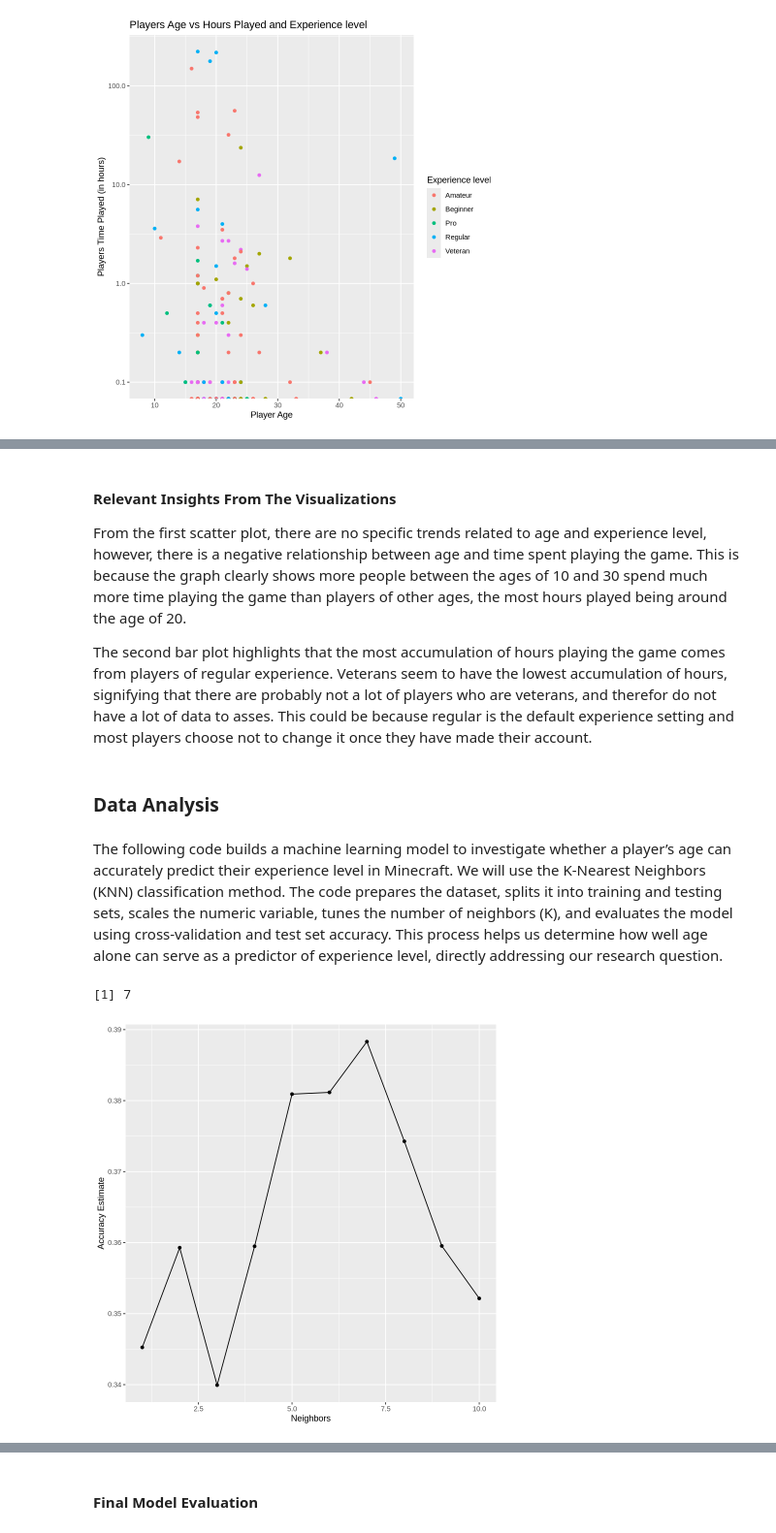
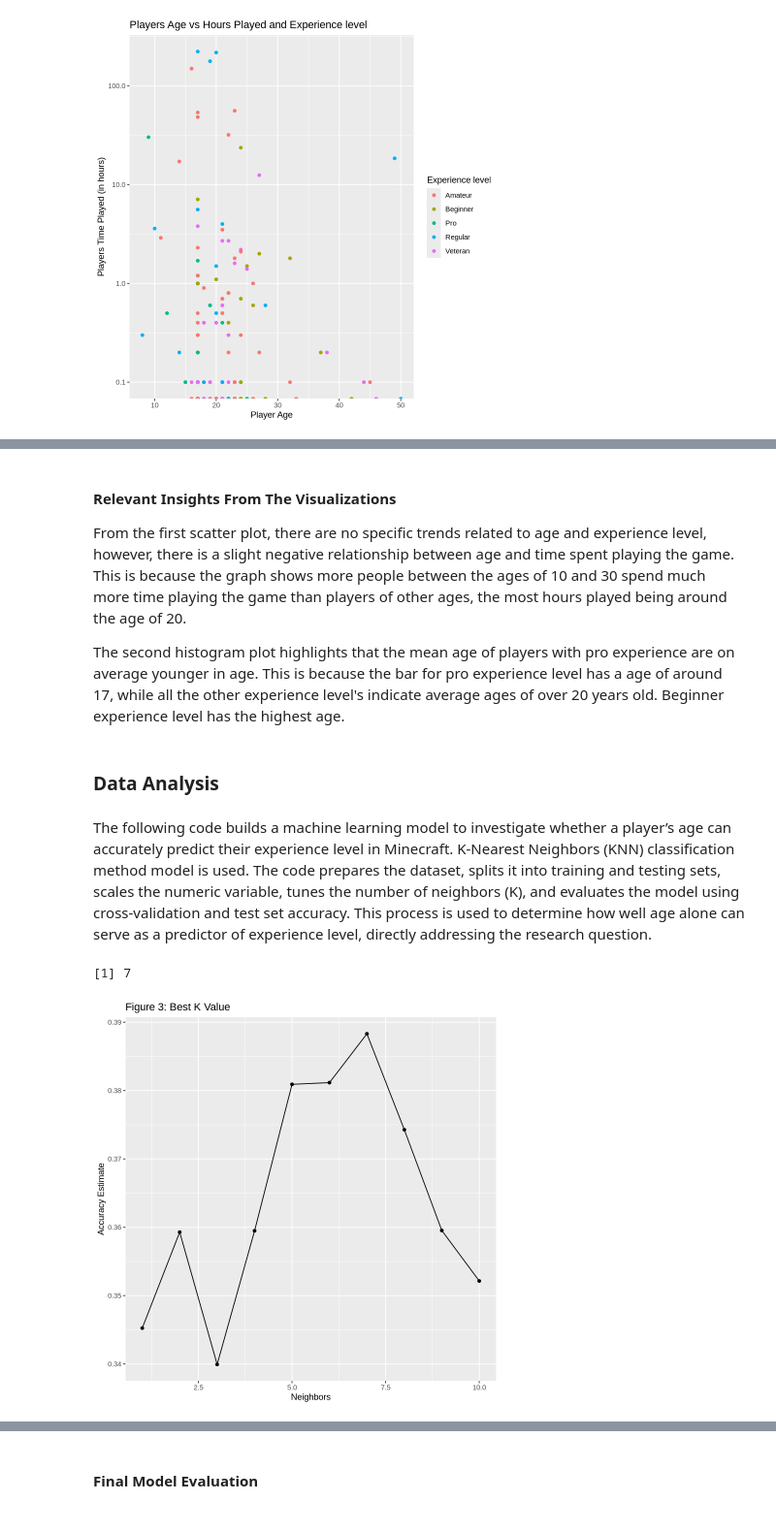
Before and after one commit to ArabellaKel/DSCI-Project, a Jupyter notebook: Project_Planning (Current).ipynb, the cells around one changed output, grey strips where cells are left out. Shown at 97% size. Drawn from its saved outputs; the diff is of its cells as text; code cells hidden in the pictures.

```diff
--- a/Project_Planning (Current).ipynb
+++ b/Project_Planning (Current).ipynb
@@ -147,21 +148,19 @@ players_plot_2
 # %% [markdown]
 #### Relevant Insights From The Visualizations
 
-From the first scatter plot, there are no specific trends related to age and experience level, however, there is a negative relationship between
-age and time spent playing the game. This is because the graph clearly shows more people between the ages of 10 and 30 spend much more time playing the game than players of other ages, the most hours played being around the age of 20.
+From the first scatter plot, there are no specific trends related to age and experience level, however, there is a slight negative relationship between age and time spent playing the game. This is because the graph shows more people between the ages of 10 and 30 spend much more time playing the game than players of other ages, the most hours played being around the age of 20.
 
-The second bar plot highlights that the most accumulation of hours playing the game comes from players of regular experience. Veterans seem to have the lowest accumulation of hours, signifying that there are probably not a lot of players who are veterans, and therefor do not have a lot of data to asses. This could be because regular is the default experience setting and most players choose not to change it once they have made their account.
+The second histogram plot highlights that the mean age of players with pro experience are on average younger in age. This is because the bar for pro experience level has a age of around 17, while all the other experience level's indicate average ages of over 20 years old. Beginner experience level has the highest age.
 # %% [markdown]
 ### Data Analysis
 # %% [markdown]
-The following code builds a machine learning model to investigate whether a player’s age can accurately predict their experience level in Minecraft. We will use the K-Nearest Neighbors (KNN) classification method. The code prepares the dataset, splits it into training and testing sets, scales the numeric variable, tunes the number of neighbors (K), and evaluates the model using cross-validation and test set accuracy. This process helps us determine how well age alone can serve as a predictor of experience level, directly addressing our research question.
+The following code builds a machine learning model to investigate whether a player’s age can accurately predict their experience level in Minecraft. K-Nearest Neighbors (KNN) classification method model is used. The code prepares the dataset, splits it into training and testing sets, scales the numeric variable, tunes the number of neighbors (K), and evaluates the model using cross-validation and test set accuracy. This process is used to determine how well age alone can serve as a predictor of experience level, directly addressing the research question.
 # %%
 set.seed(3456)
 
 # Manipulate dataset to only contain necessary variables
 players_model <- players_tidy |>
     select(Age, experience)
-#players_model
 
 # Splitting data into training and testing
 players_split <- initial_split(players_model, prop = 0.75, strata = experience)
@@ -182,21 +181,10 @@ players_fit <- workflow() |>
     add_recipe(players_recipe) |>
     add_model(knn_spec) |>
     fit(data = players_train)
-#players_fit
 
 # Predict in testing data
 players_test_predictions <- predict(players_fit, players_test) |>
     bind_cols(players_test)
-
-# Evaluating the classifer's performance
-#players_test_predictions_accuracy <- players_test_predictions |>
-#    metrics(truth = experience, estimate = .pred_class) |>
-#    filter(.metric == "accuracy")
-#players_test_predictions_accuracy
-
-#players_mat <- players_test_predictions |>
-#    conf_mat(truth = experience, estimate = .pred_class)
-#players_mat
 
 # Cross-validation
 players_vfold <- vfold_cv(players_train, v = 5, strata = experience)
@@ -207,35 +195,33 @@ players_resample_fit <- workflow() |>
 players_metrics <- collect_metrics(players_resample_fit)
 
 # Determine best K value
 knn_tune <- nearest_neighbor(weight_func = "rectangular", neighbors = tune()) |>
         set_engine("kknn") |>
         set_mode("classification")
 
 k_vals <- tibble(neighbors = seq(from = 1, to = 10, by = 1))
 
 knn_results <- workflow() |>
     add_recipe(players_recipe) |>
     add_model(knn_tune) |>
     tune_grid(resamples = players_vfold, grid = k_vals) |>
     collect_metrics()
 
 accuracies <- knn_results |>
     filter(.metric == "accuracy")
 
 accuracy_versus_k <- ggplot(accuracies, aes(x = neighbors, y = mean))+
         geom_point() +
         geom_line() +
-        labs(x = "Neighbors", y = "Accuracy Estimate")
-        #scale_x_continuous(breaks = seq(0, 14, by = 1)) +
-        #scale_y_continuous(limits = c(0.4, 1.0))
+        labs(x = "Neighbors", y = "Accuracy Estimate", title = "Figure 3: Best K Value")
 accuracy_versus_k
 
 best_k <- accuracies |>
         arrange(desc(mean)) |>
         head(1) |>
         pull(neighbors)
 best_k
 # %% [output]
 [1] 7
-[figure, old version]
+[figure, new version]
 # %% [markdown]
```
Also changed, not shown: parts of 16 cells of this notebook.
